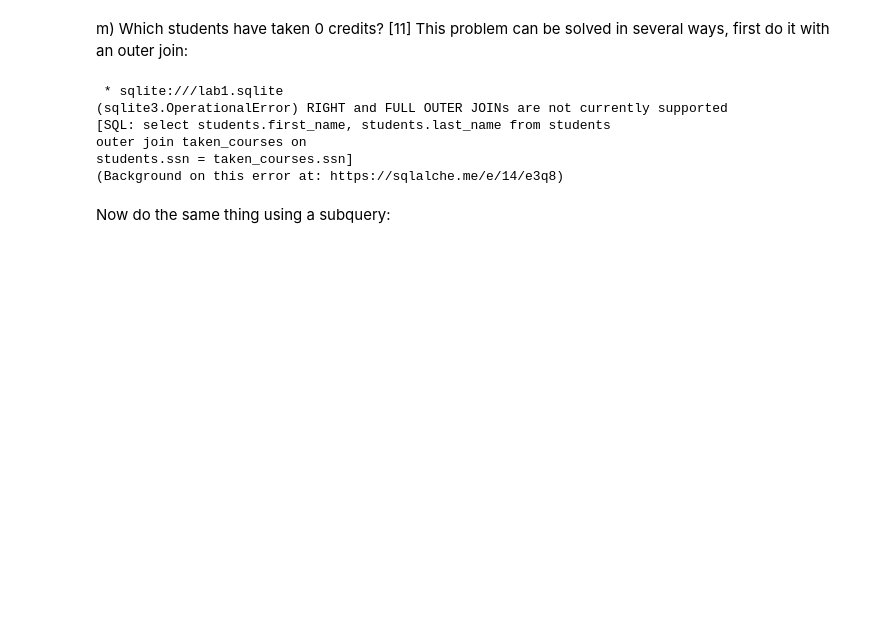
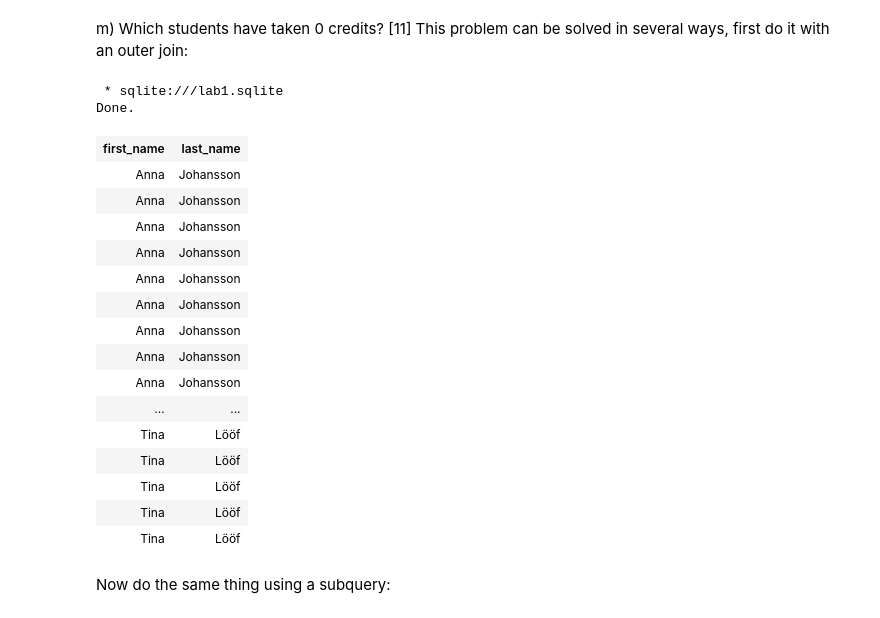
Before and after one commit to MarcusBegic/databas, a Jupyter notebook: lab1/lab1.ipynb, the cells around one changed output. Saved outputs shown, nothing was run; the diff lists cells and outputs as text; code cells hidden in the pictures; blank space fills up the shorter version.

Commit message:
fixed task taken courses thingy

```diff
--- a/lab1/lab1.ipynb
+++ b/lab1/lab1.ipynb
@@ -554,17 +554,30 @@ m) Which students have taken 0 credits? [11] This problem
    join:
 # %%
 %%sql
-select students.first_name, students.last_name
+select first_name, last_name
 from students
-outer join taken_courses on
-students.ssn = taken_courses.ssn
+left outer join taken_courses
+on students.ssn = taken_courses.ssn
+where taken_courses.ssn
 # %% [output]
  * sqlite:///lab1.sqlite
-(sqlite3.OperationalError) RIGHT and FULL OUTER JOINs are not currently supported
-[SQL: select students.first_name, students.last_name from students
-outer join taken_courses on
-students.ssn = taken_courses.ssn]
-(Background on this error at: https://sqlalche.me/e/14/e3q8)
+Done.
+| first_name | last_name |
+| Anna | Johansson |
+| Anna | Johansson |
+| Anna | Johansson |
+| Anna | Johansson |
+| Anna | Johansson |
+| Anna | Johansson |
+| Anna | Johansson |
+| Anna | Johansson |
+| Anna | Johansson |
+| ... | ... |
+| Tina | Lööf |
+| Tina | Lööf |
+| Tina | Lööf |
+| Tina | Lööf |
+| Tina | Lööf |
 # %% [markdown]
 Now do the same thing using a subquery:
 # %%
```
